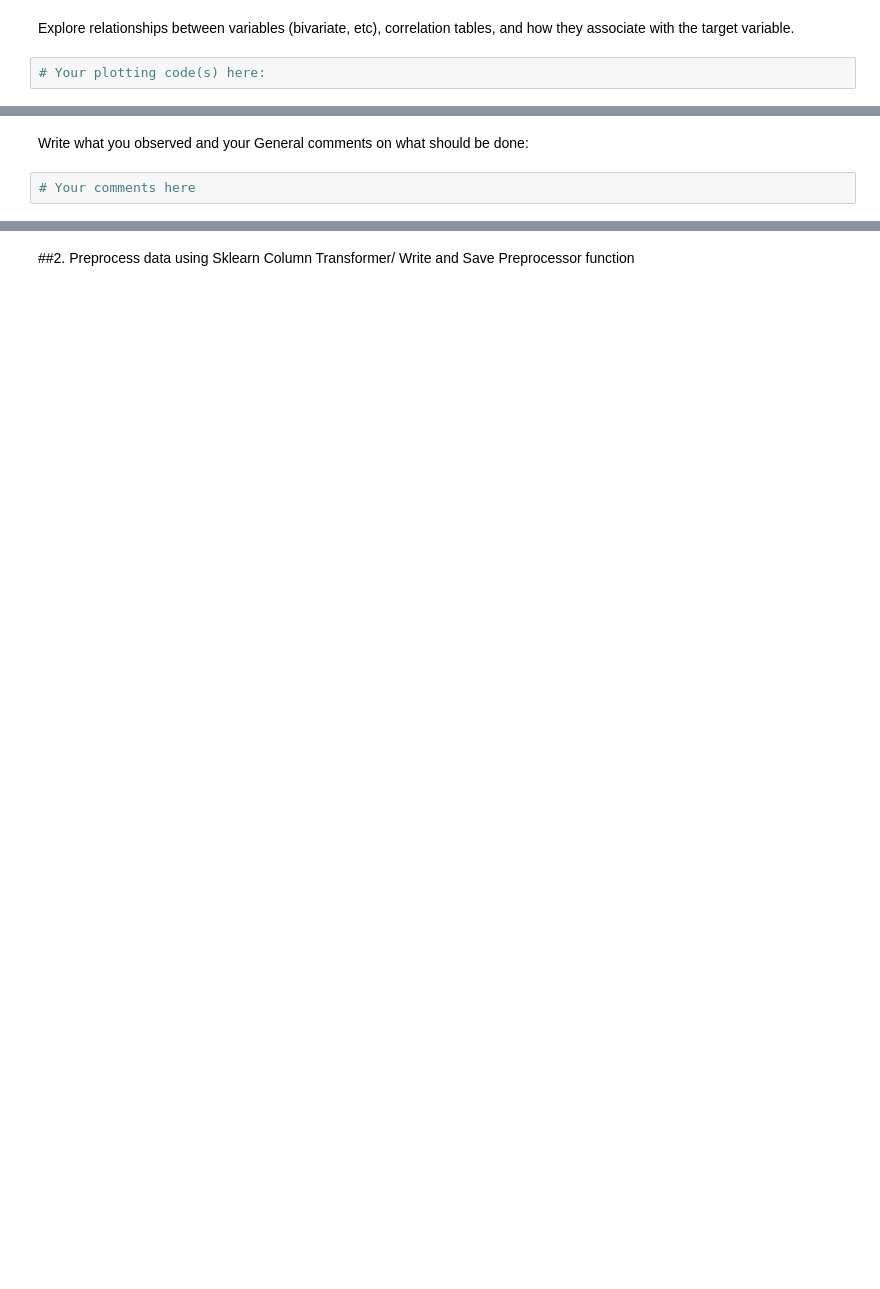
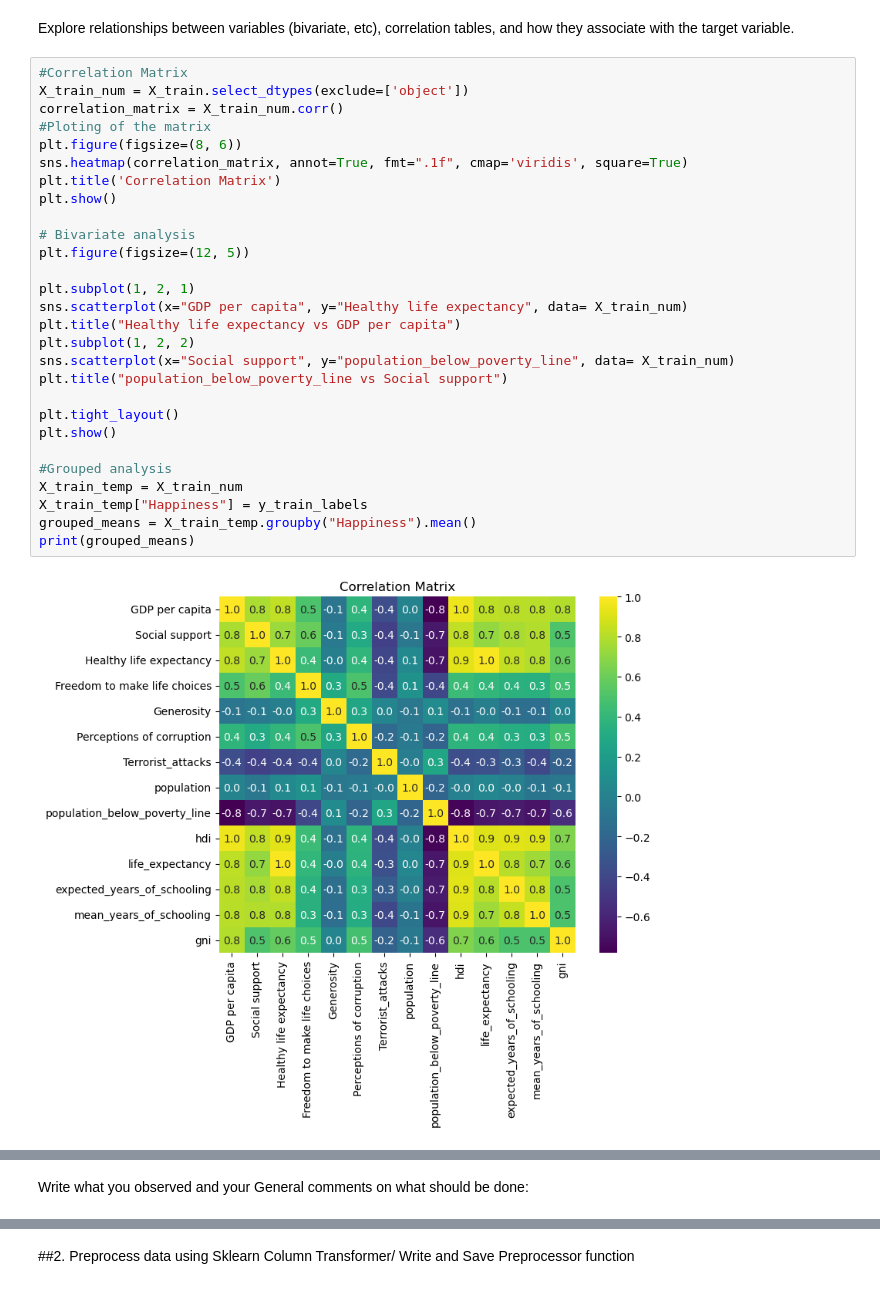
Before and after one commit to MathisMallet/Advanced-Machine-Learning, a Jupyter notebook: Project1_mm6712_xh2604.ipynb, the cells around one changed output, grey strips where cells are left out. Cells and saved outputs as stored; diff of their text form; blank space fills up the shorter version.

```diff
--- a/Project1_mm6712_xh2604.ipynb
+++ b/Project1_mm6712_xh2604.ipynb
@@ -149,4 +189,32 @@ Plot the categorical variables and their distribution
 # %% [markdown]
 Explore relationships between variables (bivariate, etc), correlation tables, and how they associate with the target variable.
-# %%
-# Your plotting code(s) here:
+# %%
+#Correlation Matrix
+X_train_num = X_train.select_dtypes(exclude=['object'])
+correlation_matrix = X_train_num.corr()
+#Ploting of the matrix
+plt.figure(figsize=(8, 6))
+sns.heatmap(correlation_matrix, annot=True, fmt=".1f", cmap='viridis', square=True)
+plt.title('Correlation Matrix')
+plt.show()
+
+# Bivariate analysis
+plt.figure(figsize=(12, 5))
+
+plt.subplot(1, 2, 1)
+sns.scatterplot(x="GDP per capita", y="Healthy life expectancy", data= X_train_num)
+plt.title("Healthy life expectancy vs GDP per capita")
+plt.subplot(1, 2, 2)
+sns.scatterplot(x="Social support", y="population_below_poverty_line", data= X_train_num)
+plt.title("population_below_poverty_line vs Social support")
+
+plt.tight_layout()
+plt.show()
+
+#Grouped analysis
+X_train_temp = X_train_num
+X_train_temp["Happiness"] = y_train_labels
+grouped_means = X_train_temp.groupby("Happiness").mean()
+print(grouped_means)
+# %% [output]
+[figure, added]
@@ -153,4 +239,2 @@ Explore relationships between variables (bivariate, etc), correlation tables, an
 # %% [markdown]
 Write what you observed and your General comments on what should be done:
-# %%
-# Your comments here
```
Also changed, not shown: parts of 32 cells of this notebook.
